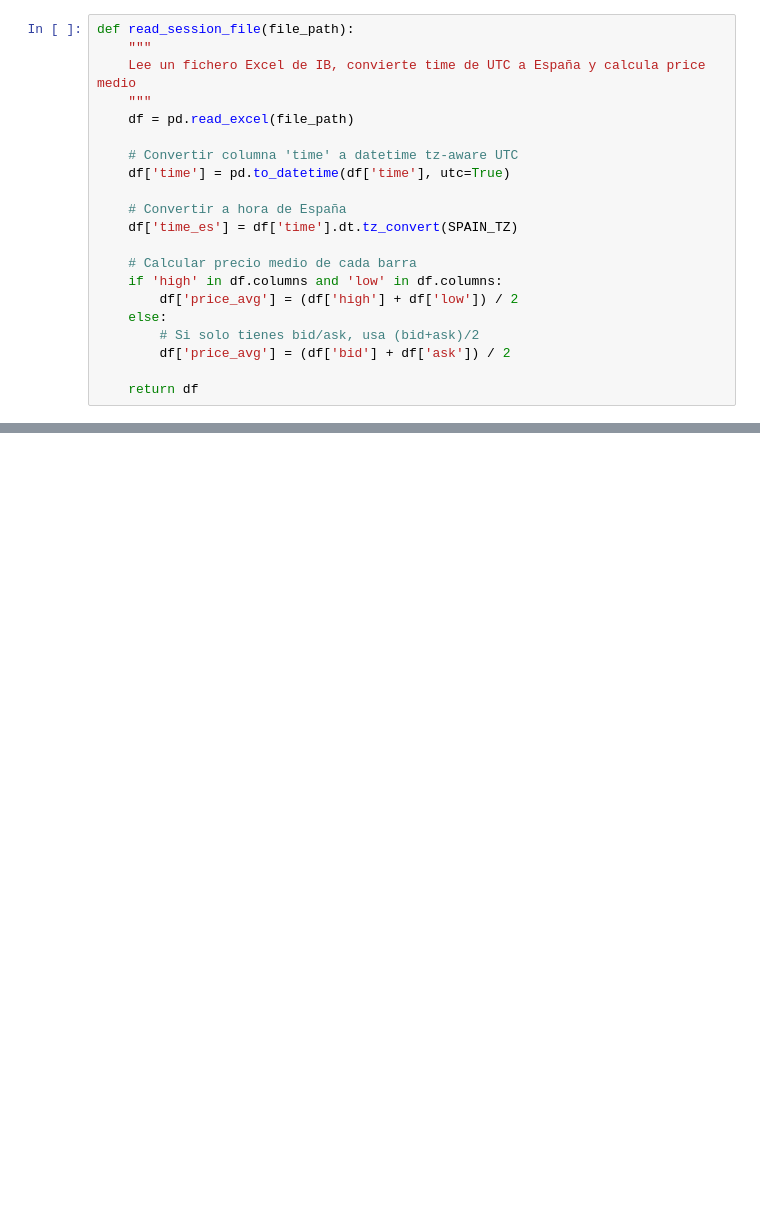
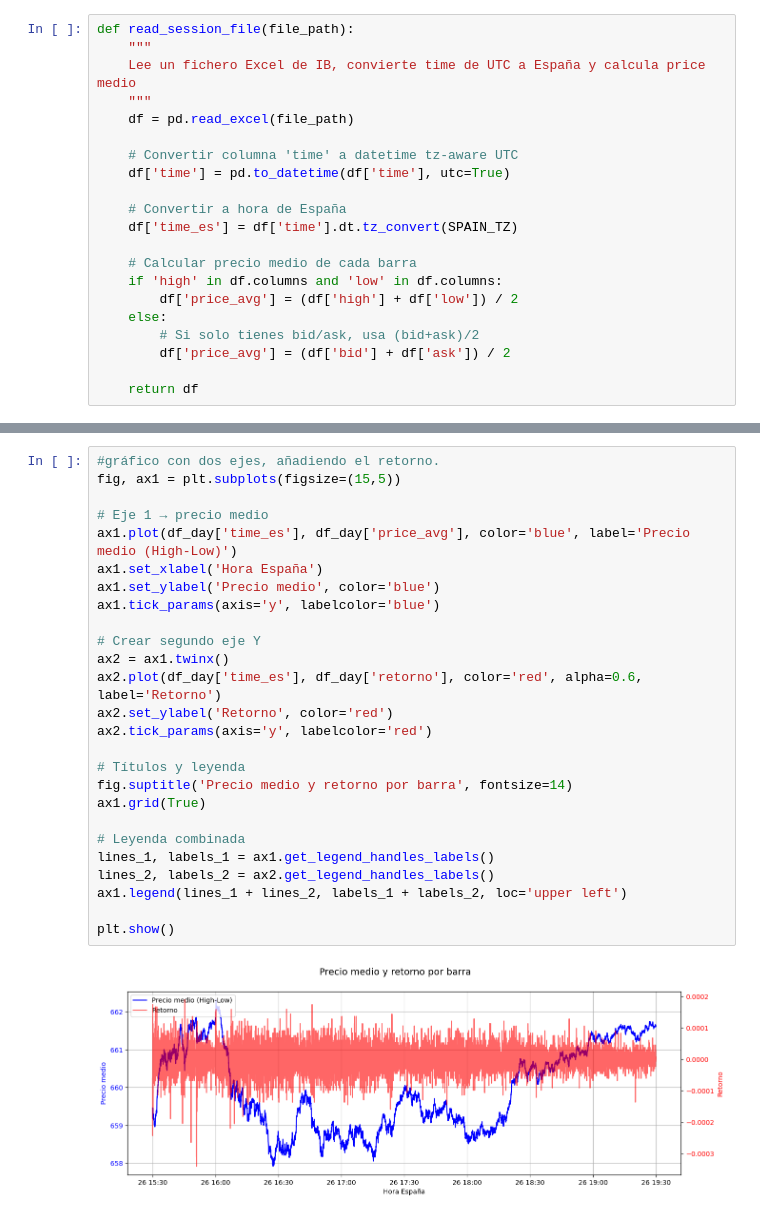
Before and after one commit to jmlopezsec/ScriptsBolsa, a Jupyter notebook: TickaTick/pythonProject/test_ficheros.ipynb, the cells around one changed output, grey strips where cells are left out. Saved outputs shown, nothing was run; the diff lists cells and outputs as text; blank space fills up the shorter version.

```diff
--- a/TickaTick/pythonProject/test_ficheros.ipynb
+++ b/TickaTick/pythonProject/test_ficheros.ipynb
@@ -54,0 +66,28 @@ plt.show()
+# %%
+#gráfico con dos ejes, añadiendo el retorno.
+fig, ax1 = plt.subplots(figsize=(15,5))
+
+# Eje 1 → precio medio
+ax1.plot(df_day['time_es'], df_day['price_avg'], color='blue', label='Precio medio (High-Low)')
+ax1.set_xlabel('Hora España')
+ax1.set_ylabel('Precio medio', color='blue')
+ax1.tick_params(axis='y', labelcolor='blue')
+
+# Crear segundo eje Y
+ax2 = ax1.twinx()
+ax2.plot(df_day['time_es'], df_day['retorno'], color='red', alpha=0.6, label='Retorno')
+ax2.set_ylabel('Retorno', color='red')
+ax2.tick_params(axis='y', labelcolor='red')
+
+# Títulos y leyenda
+fig.suptitle('Precio medio y retorno por barra', fontsize=14)
+ax1.grid(True)
+
+# Leyenda combinada
+lines_1, labels_1 = ax1.get_legend_handles_labels()
+lines_2, labels_2 = ax2.get_legend_handles_labels()
+ax1.legend(lines_1 + lines_2, labels_1 + labels_2, loc='upper left')
+
+plt.show()
+# %% [output]
+[figure, added]
```
Also changed, not shown: parts of 7 cells of this notebook, 1 other file.
